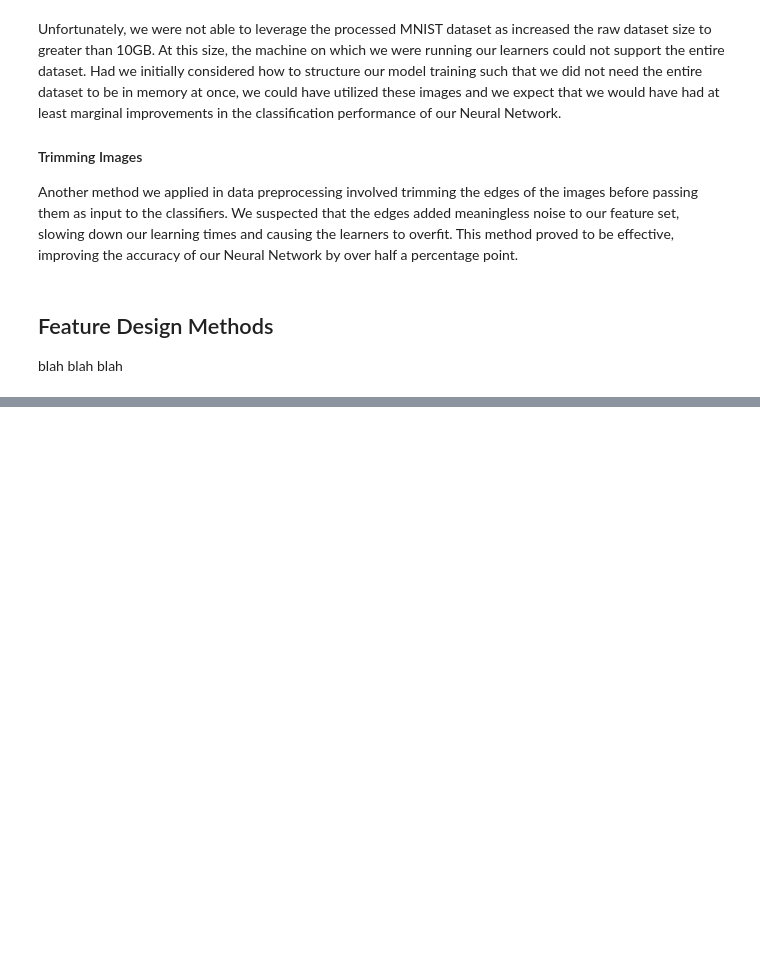
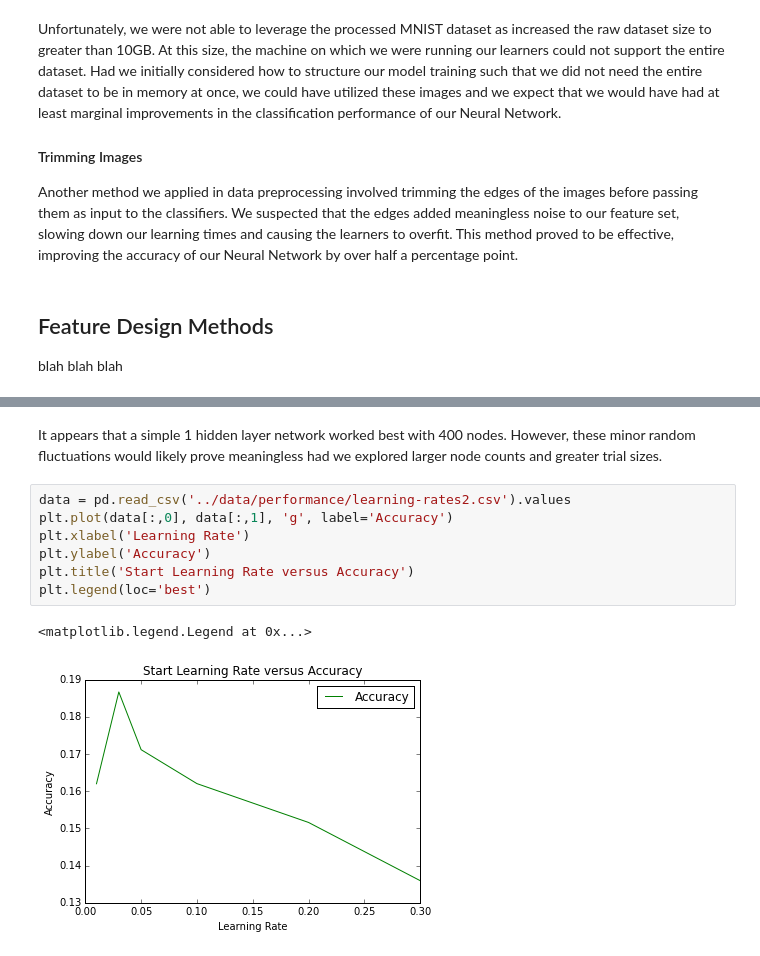
Before and after one commit to anhlbt/comp-598-project-3, a Jupyter notebook: report.ipynb, the cells around one changed output, grey strips where cells are left out. Drawn from its saved outputs; the diff is of its cells as text; blank space fills up the shorter version.

```diff
--- a/report.ipynb
+++ b/report.ipynb
@@ -161,0 +193,12 @@ blah blah blah
+# %% [markdown]
+It appears that a simple 1 hidden layer network worked best with 400 nodes. However, these minor random fluctuations would likely prove meaningless had we explored larger node counts and greater trial sizes.
+# %%
+data = pd.read_csv('../data/performance/learning-rates2.csv').values
+plt.plot(data[:,0], data[:,1], 'g', label='Accuracy')
+plt.xlabel('Learning Rate')
+plt.ylabel('Accuracy')
+plt.title('Start Learning Rate versus Accuracy')
+plt.legend(loc='best')
+# %% [output]
+<matplotlib.legend.Legend at 0x...>
+[figure, added]
```
Also changed, not shown: parts of 19 cells of this notebook, 1 other file.
